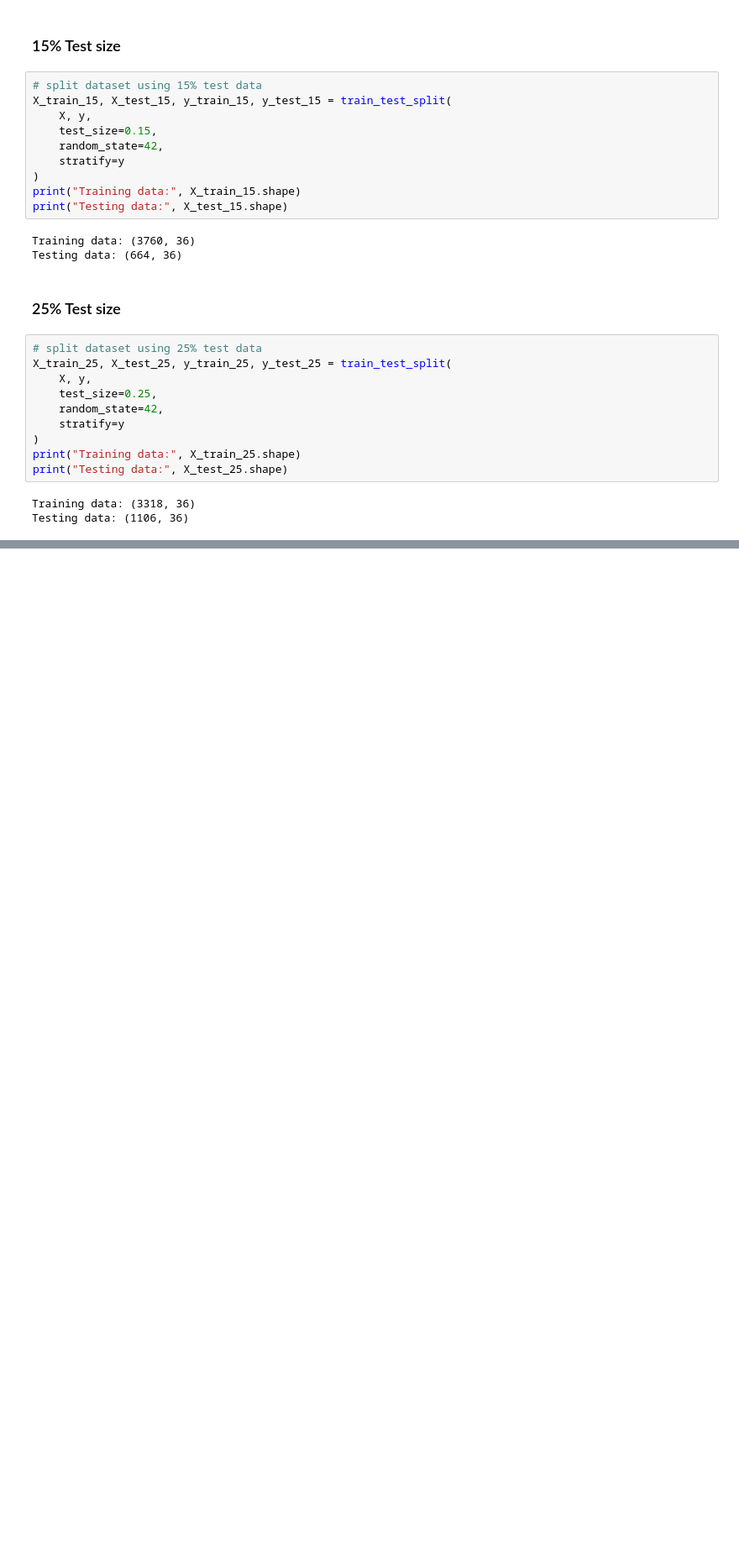
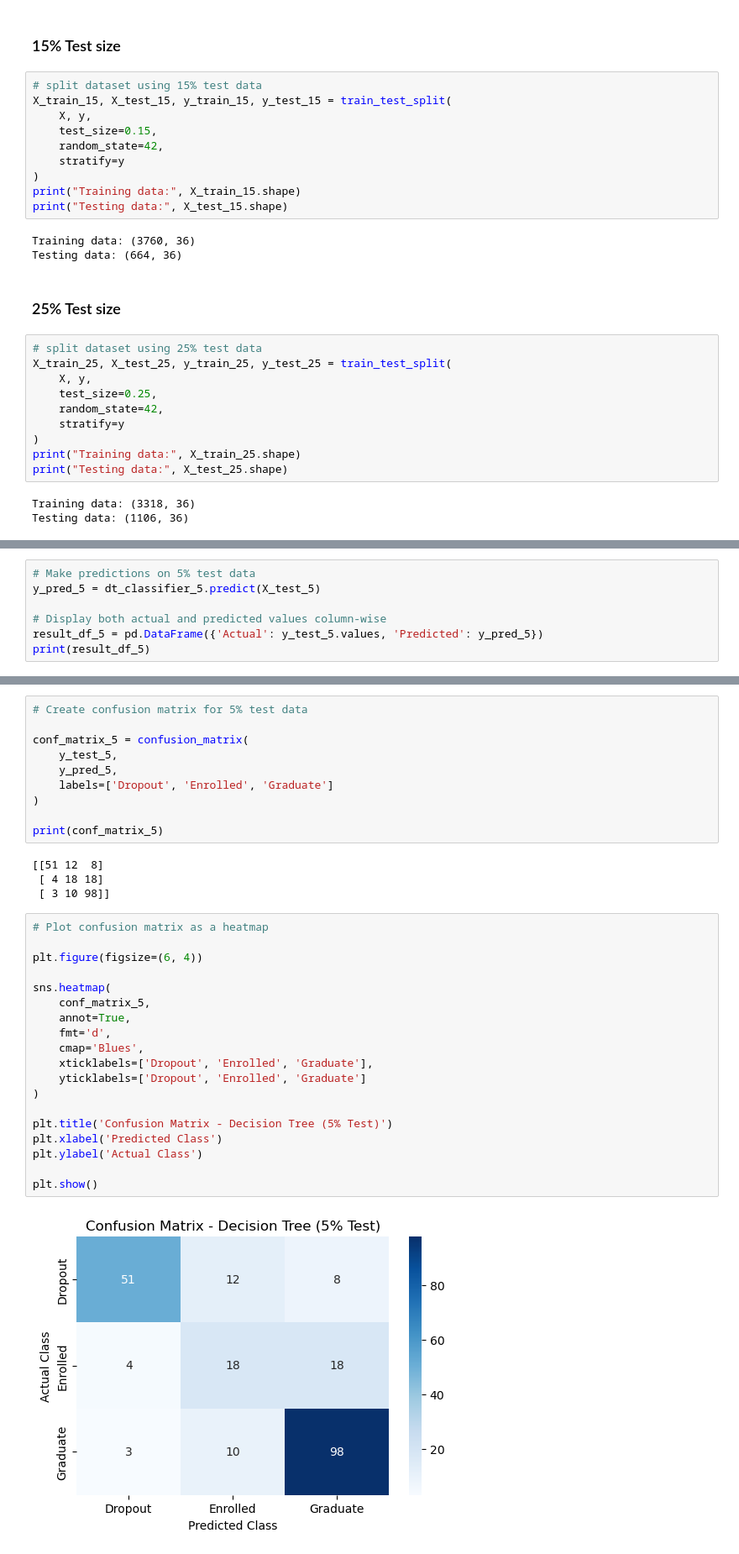
Before and after one commit to Erdenetuya610/Machine-learning, a Jupyter notebook: Machine learning .ipynb, the cells around one changed output, grey strips where cells are left out. Shown at 84% size. Drawn from its saved outputs; the diff is of its cells as text; blank space fills up the shorter version.

Commit message:
Decision Tree
I'm coding decision Tree each precent.

```diff
--- a/Machine learning .ipynb
+++ b/Machine learning .ipynb
@@ -253,0 +288,7 @@ Testing data: (1106, 36)
+# %%
+# Make predictions on 5% test data
+y_pred_5 = dt_classifier_5.predict(X_test_5)
+
+# Display both actual and predicted values column-wise
+result_df_5 = pd.DataFrame({'Actual': y_test_5.values, 'Predicted': y_pred_5})
+print(result_df_5)
@@ -253,0 +358,35 @@ Testing data: (1106, 36)
+# %%
+# Create confusion matrix for 5% test data
+
+conf_matrix_5 = confusion_matrix(
+    y_test_5,
+    y_pred_5,
+    labels=['Dropout', 'Enrolled', 'Graduate']
+)
+
+print(conf_matrix_5)
+# %% [output]
+[[51 12  8]
+ [ 4 18 18]
+ [ 3 10 98]]
+# %%
+# Plot confusion matrix as a heatmap
+
+plt.figure(figsize=(6, 4))
+
+sns.heatmap(
+    conf_matrix_5,
+    annot=True,
+    fmt='d',
+    cmap='Blues',
+    xticklabels=['Dropout', 'Enrolled', 'Graduate'],
+    yticklabels=['Dropout', 'Enrolled', 'Graduate']
+)
+
+plt.title('Confusion Matrix - Decision Tree (5% Test)')
+plt.xlabel('Predicted Class')
+plt.ylabel('Actual Class')
+
+plt.show()
+# %% [output]
+[figure, added]
```
Also changed, not shown: parts of 31 cells of this notebook.
